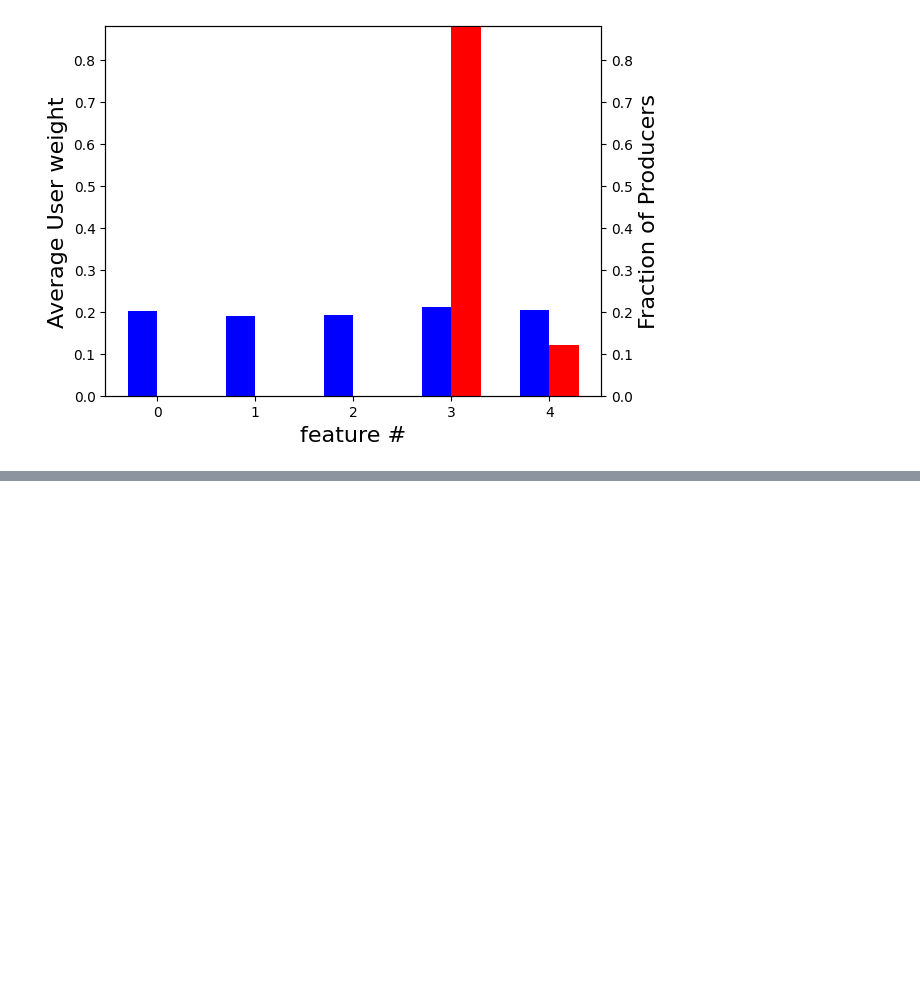
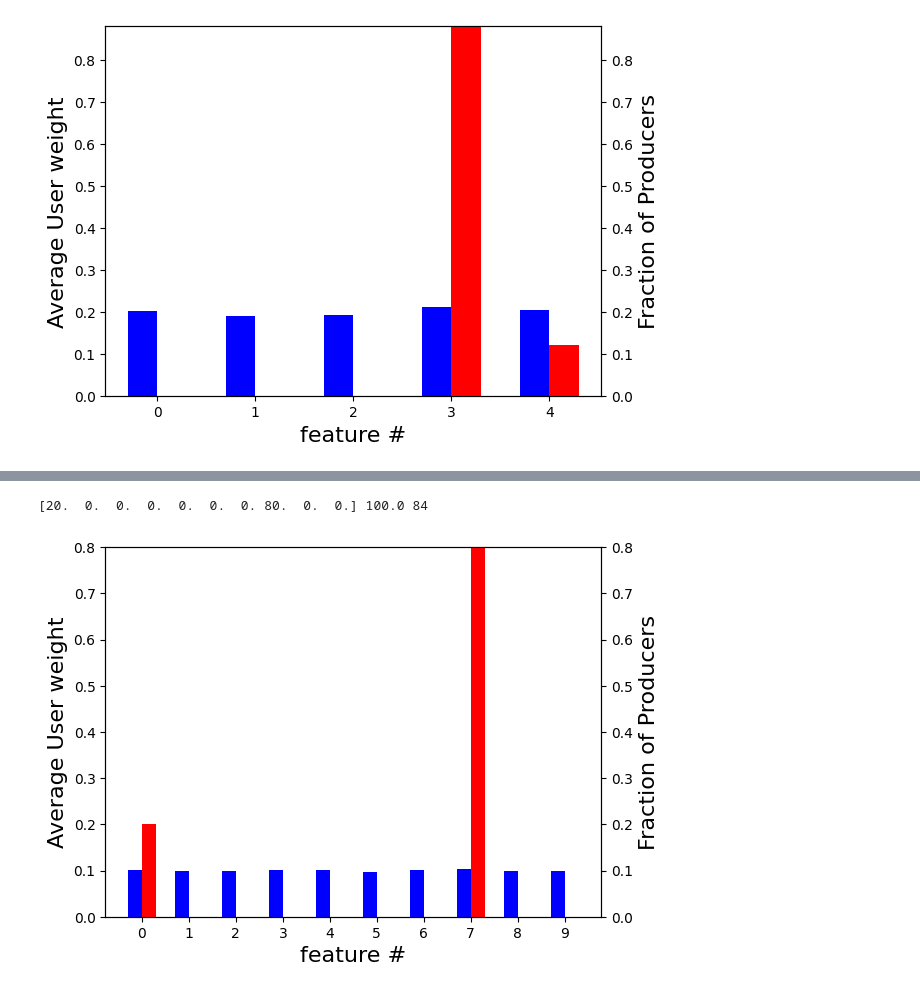
Before and after one commit to krishnacharya/recsys_eq, a Jupyter notebook: notebooks/NE_movielens_d51015_100prods.ipynb, the cells around one changed output, grey strips where cells are left out. Drawn from its saved outputs; the diff is of its cells as text; code cells hidden in the pictures; blank space fills up the shorter version.

Commit message:
adds uniform synthetic grid linear and softmax

```diff
--- a/notebooks/NE_movielens_d51015_100prods.ipynb
+++ b/notebooks/NE_movielens_d51015_100prods.ipynb
@@ -51,0 +55,9 @@ user_producer_2bar_plot(NE_compact / num_prods, nue10.sum(axis=0) / num_users, '
+# %%
+PEng = ProducersEngagementGame(num_producers = num_prods, users = Users(nue10), prob = 'softmax')
+NE, NE_compact, iters = PEng.best_response_dynamics()
+print(NE_compact, NE_compact.sum(), iters)
+
+user_producer_2bar_plot(NE_compact / num_prods, nue10.sum(axis=0) / num_users, '../plots/softmax_10dim_100prod_movielens_udpd.pdf')
+# %% [output]
+[20.  0.  0.  0.  0.  0.  0. 80.  0.  0.] 100.0 84
+[figure, added]
```
Also changed, not shown: parts of 3 cells of this notebook, 5 other files.
